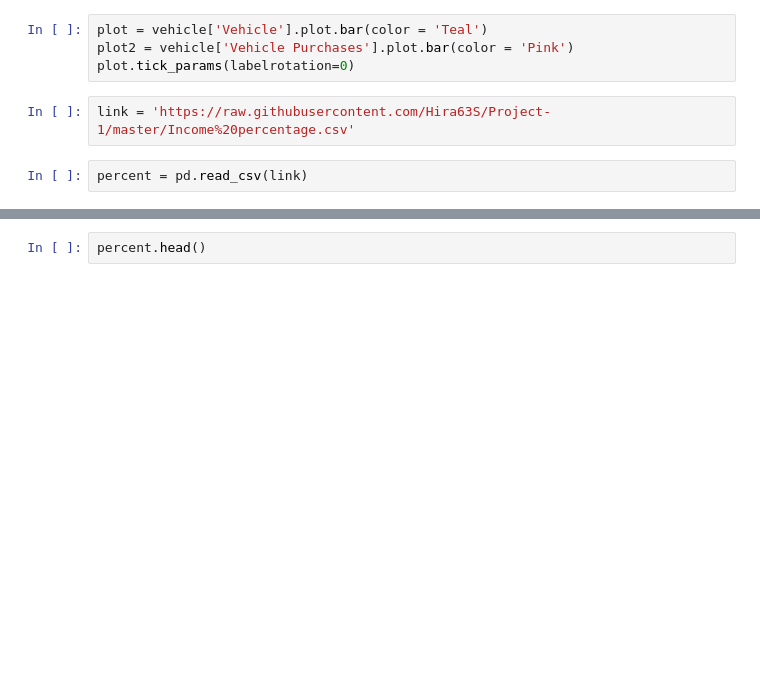
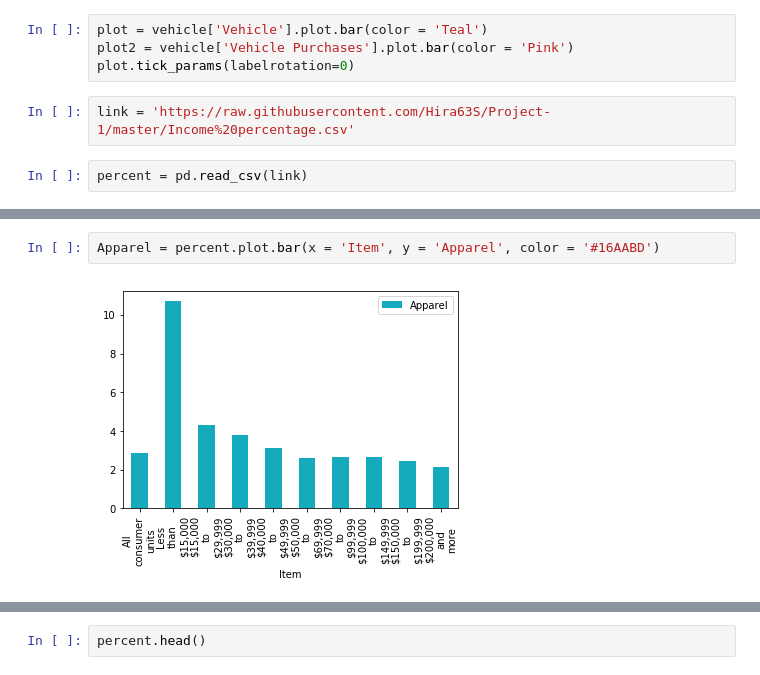
Before and after one commit to Hira63S/DS-Unit-1-Sprint-5-Data-Storytelling-Blog-Post, a Jupyter notebook: DS_Project_1_Income_dataset.ipynb, the cells around one changed output, grey strips where cells are left out. Drawn from its saved outputs; the diff is of its cells as text; blank space fills up the shorter version.

```diff
--- a/DS_Project_1_Income_dataset.ipynb
+++ b/DS_Project_1_Income_dataset.ipynb
@@ -227,0 +240,4 @@ percent = pd.read_csv(link)
+# %%
+Apparel = percent.plot.bar(x = 'Item', y = 'Apparel', color = '#16AABD')
+# %% [output]
+[figure, added]
```
Also changed, not shown: parts of 11 cells of this notebook.
